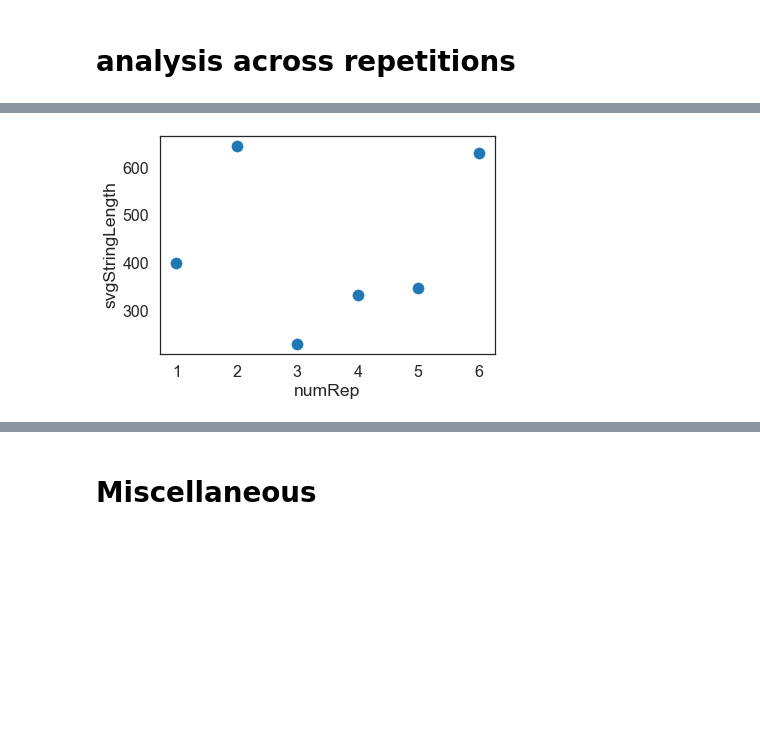
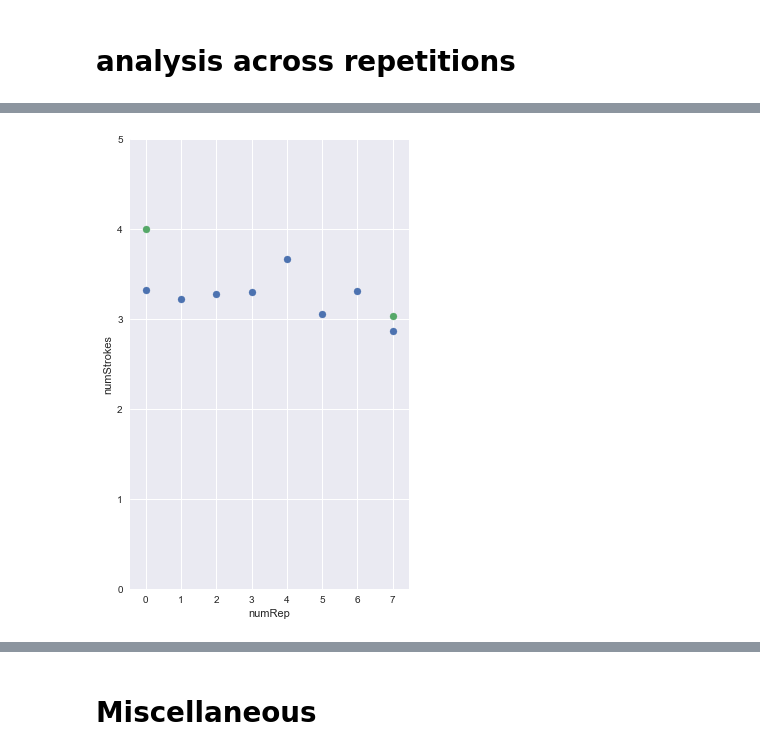
Before and after one commit to cogtoolslab/graphical_conventions_cogsci19, a Jupyter notebook: analysis/ipynb/megsano/pilot2_bonusmeter_analysis.ipynb, the cells around one changed output, grey strips where cells are left out. Drawn from its saved outputs; the diff is of its cells as text; code cells hidden in the pictures; blank space fills up the shorter version.

Commit message:
pilot analysis

```diff
--- a/analysis/ipynb/megsano/pilot2_bonusmeter_analysis.ipynb
+++ b/analysis/ipynb/megsano/pilot2_bonusmeter_analysis.ipynb
@@ -79,7 +75,7 @@ researchers = jefan + hawkrobe #+ megsano
 # %%
-## get list of all candidate games
+# get list of all candidate games
 games = coll.distinct('gameid')
 
-## get list of complete and valid games
-complete_games = h.get_complete_and_valid_games(games,coll,researchers=researchers,tolerate_undefined_worker=True)
+# get list of complete and valid games, see analysis helpers for more details
+complete_games = h.get_complete_and_valid_games(games,coll,researchers=researchers,tolerate_undefined_worker=False)
 # %% [output]
@@ -236,7 +265,3 @@ repeated_drawDuration, control_drawDuration, repeated_accuracy, control_accuracy
 repeated_drawDuration, control_drawDuration, repeated_accuracy, control_accuracy])
 # %% [markdown]
  # analysis across repetitions
-# %%
-criteria_repeated = (D.loc['gameID'] == game) & (D.loc['condition']=='repeated')
-repeated = (D[(criteria_repeated).index[criteria_repeated]])
-repeated
@@ -296,17 +268,37 @@ fig = plt.gcf()
-# %%
-#svgStringLength
-mean1 = (repeated[(repeated.loc['repetition'] == 1).index[repeated.loc['repetition'] == 1]]).loc['svgStringLength'].mean()
-mean2 = (repeated[(repeated.loc['repetition'] == 2).index[repeated.loc['repetition'] == 2]]).loc['svgStringLength'].mean()
-mean3 = (repeated[(repeated.loc['repetition'] == 3).index[repeated.loc['repetition'] == 3]]).loc['svgStringLength'].mean()
-mean4 = (repeated[(repeated.loc['repetition'] == 4).index[repeated.loc['repetition'] == 4]]).loc['svgStringLength'].mean()
-mean5 = (repeated[(repeated.loc['repetition'] == 5).index[repeated.loc['repetition'] == 5]]).loc['svgStringLength'].mean()
-mean6 = (repeated[(repeated.loc['repetition'] == 6).index[repeated.loc['repetition'] == 6]]).loc['svgStringLength'].mean()
-
-repeated_svgStringLength = [mean1, mean2, mean3, mean4, mean5, mean6]
-numRep = [1, 2, 3, 4, 5, 6]
-plt.scatter(numRep, repeated_svgStringLength)
-plt.xlabel('numRep')
-plt.ylabel('svgStringLength')
-fig = plt.gcf()
-# %% [output]
-[figure, removed]
+# %%
+# Plotting a variable against numReps (averaged across objects)
+
+def plotAcrossRepeats(variable, # the variable you want to see plotted against numRepts
+                                        numReps, # number of repetitions across which you want to see the change
+                                        D,
+                                        limit): #dataframe
+
+    # repeated conditions
+    criteria_repeated = (D['condition']=='repeated')
+    repeated = D[criteria_repeated] # get all repeated condition trials
+    repeats = list(range(0, numReps)) # number of repeats
+    repeated_means = []
+    for rep in repeats:
+        mean = ((repeated[(repeated['repetition'] == rep)])[variable]).mean()  # get mean across trials with same repetition number
+        repeated_means.append(mean)
+
+    # control conditions
+    criteria_control = (D['condition']=='control')
+    control = D[criteria_control] # get all control condition trials
+    controls = [0, numReps - 1] # number of controls scaled up to total number of repeats
+    control_means= []
+    for i in [0, 1]: # only 2 controls, but should scale up to numReps
+        mean = ((control[(control['repetition'] == i)])[variable]).mean() # get mean across trials with same repetition number
+        control_means.append(mean)
+
+    plt.scatter(x = repeats, y = repeated_means, label='repeated')
+    plt.scatter(x = controls, y = control_means, label = 'control')
+    plt.xlabel('numRep')
+    plt.ylabel(variable)
+    axes = plt.gca()
+    axes.set_ylim([0,limit])
+    fig = plt.gcf()
+# %%
+plotAcrossRepeats('numStrokes', 8, D, 5)
+# %% [output]
+[figure, added]
```
Also changed, not shown: parts of 31 cells of this notebook.
